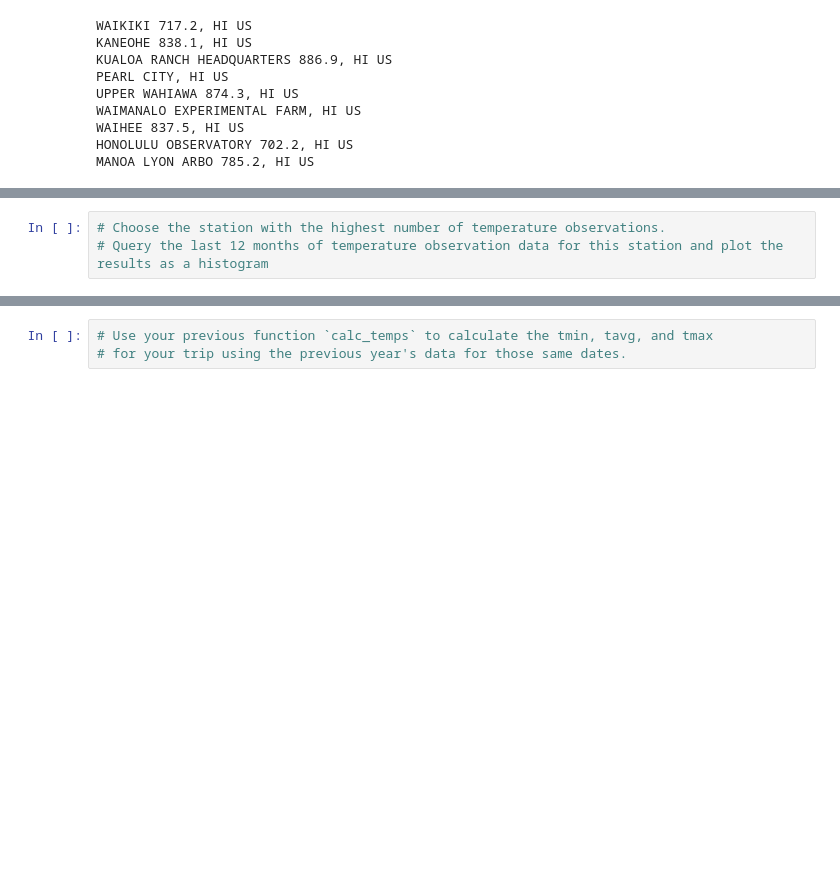
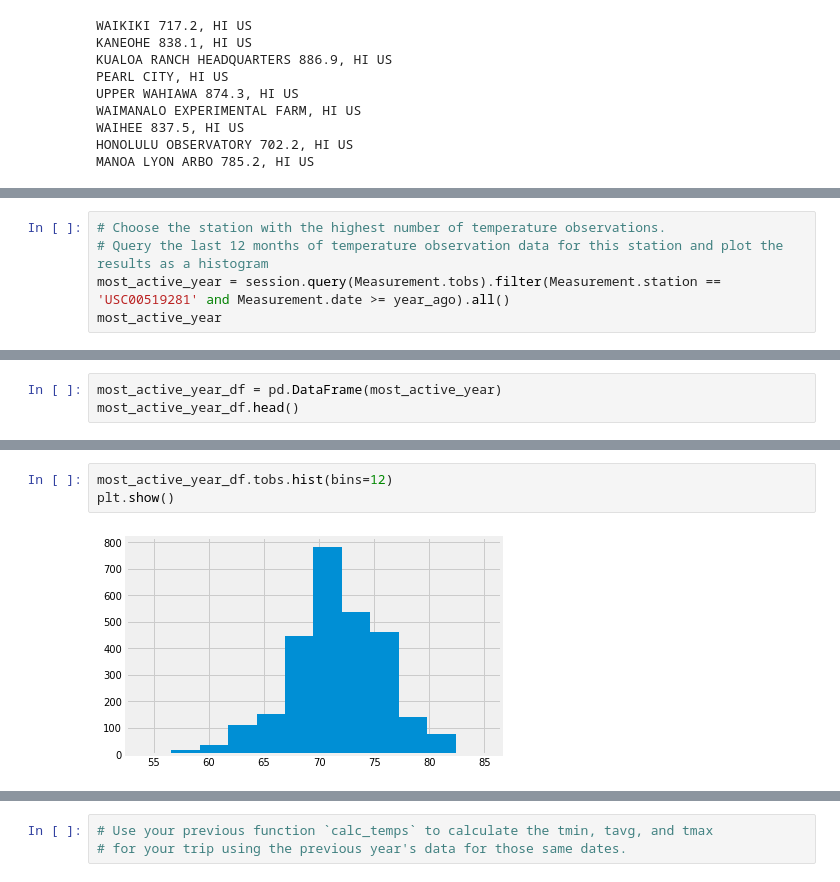
Before and after one commit to Salazarda/Data_storage_hw, a Jupyter notebook: climate_starter_hw.ipynb, the cells around one changed output, grey strips where cells are left out. Drawn from its saved outputs; the diff is of its cells as text; blank space fills up the shorter version.

```diff
--- a/climate_starter_hw.ipynb
+++ b/climate_starter_hw.ipynb
@@ -173,3 +294,5 @@ MANOA LYON ARBO 785.2, HI US
 # %%
 # Choose the station with the highest number of temperature observations.
 # Query the last 12 months of temperature observation data for this station and plot the results as a histogram
+most_active_year = session.query(Measurement.tobs).filter(Measurement.station == 'USC00519281' and Measurement.date >= year_ago).all()
+most_active_year
@@ -175,0 +317,3 @@ MANOA LYON ARBO 785.2, HI US
+# %%
+most_active_year_df = pd.DataFrame(most_active_year)
+most_active_year_df.head()
@@ -176,3 +327,8 @@ MANOA LYON ARBO 785.2, HI US
+# %%
+most_active_year_df.tobs.hist(bins=12)
+plt.show()
+# %% [output]
+[figure, added]
 # %% [markdown]
 ![precipitation](Images/station-histogram.png)
 # %%
```
Also changed, not shown: parts of 20 cells of this notebook.
